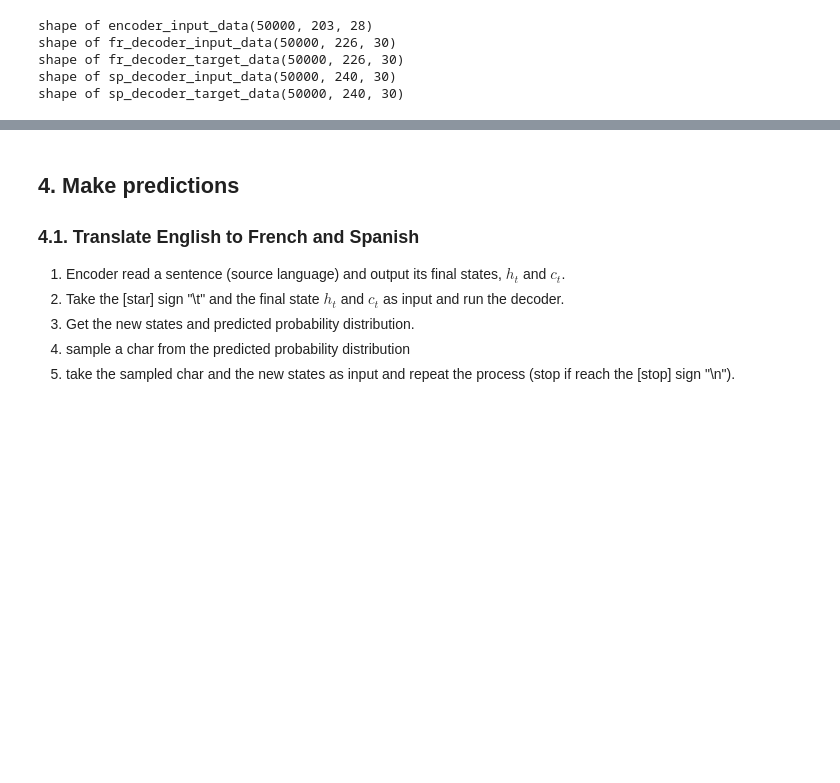
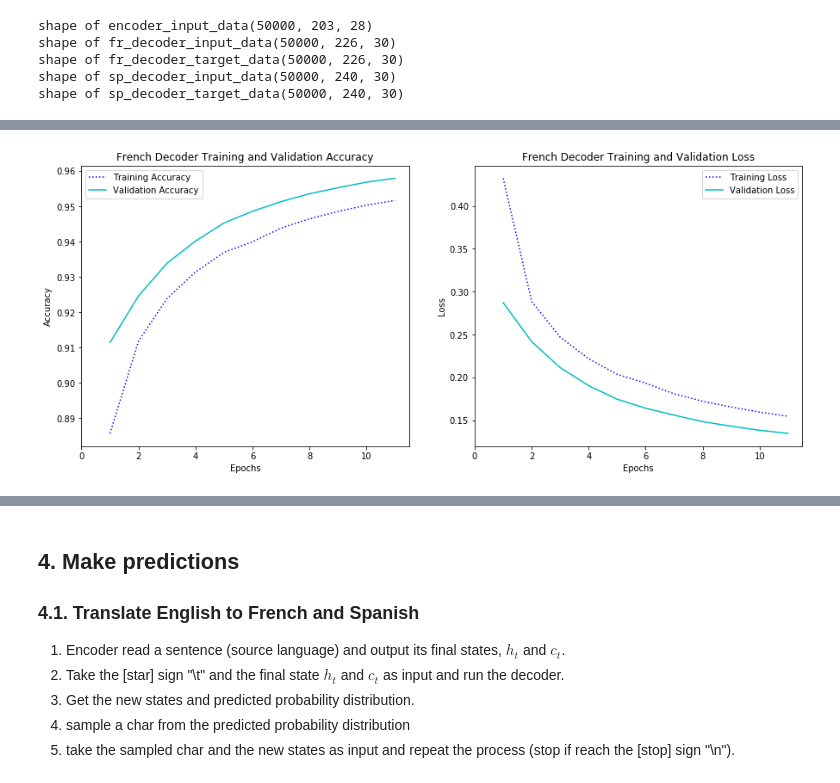
Before and after one commit to edeckter/cs-583, a Jupyter notebook: Homework4/HM4.ipynb, the cells around one changed output, grey strips where cells are left out. Drawn from its saved outputs; the diff is of its cells as text; code cells hidden in the pictures; blank space fills up the shorter version.

```diff
--- a/Homework4/HM4.ipynb
+++ b/Homework4/HM4.ipynb
@@ -643,12 +637,22 @@ shape of fr_decoder_input_data(50000, 226, 30)
 shape of fr_decoder_target_data(50000, 226, 30)
 shape of sp_decoder_input_data(50000, 240, 30)
 shape of sp_decoder_target_data(50000, 240, 30)
+# %%
+#Add model callbacks to allow for early stopping
+from keras import callbacks
+
+model_callbacks = [callbacks.EarlyStopping(monitor='loss', patience=1),
+                   callbacks.ModelCheckpoint(filepath='drive/My Drive/CS 583/seq2seq.h5',
+                                             monitor='val_loss',
+                                             save_best_only=True)]
 # %%
-model.compile(optimizer='rmsprop', loss='categorical_crossentropy')
+Compile and train model
+model.compile(optimizer='rmsprop', loss='categorical_crossentropy', metrics=['acc'])
 
-model.fit([encoder_input_data, fr_decoder_input_data, sp_decoder_input_data],  # training data
-          [fr_decoder_target_data, sp_decoder_target_data],                    # labels (left shift of the target sequences)
-          batch_size=64, epochs=50, validation_split=0.2)
+history = model.fit([encoder_input_data, fr_decoder_input_data, sp_decoder_input_data],  # training data
+                    [fr_decoder_target_data, sp_decoder_target_data],                    # labels (left shift of the target sequences)
+                    batch_size=64, callbacks = model_callbacks,
+                    epochs=50, validation_split=0.2)
 
 model.save('drive/My Drive/CS 583/seq2seq.h5')
 # %% [output]
@@ -657,0 +676,31 @@ KeyboardInterrupt: ignored
+# %%
+import matplotlib.pyplot as plt
+
+#Plot accuracy and loss for French decoder
+fr_acc = history.history['fr_decoder_dense_acc']
+fr_val_acc = history.history['val_fr_decoder_dense_acc']
+fr_loss = history.history['fr_decoder_dense_loss']
+fr_val_loss = history.history['val_fr_decoder_dense_loss']
+
+fr_epochs = range(1,len(fr_acc)+1)
+
+fig = plt.figure(figsize=(15,6))
+fig.add_subplot(1,2,1)
+plt.plot(fr_epochs, fr_acc, 'b:', label='Training Accuracy')
+plt.plot(fr_epochs, fr_val_acc, 'c-', label='Validation Accuracy')
+plt.xlabel('Epochs')
+plt.ylabel('Accuracy')
+plt.xticks(numpy.arange(0,len(fr_acc)+1,step=2))
+plt.title('French Decoder Training and Validation Accuracy')
+plt.legend()
+fig.add_subplot(1,2,2)
+plt.plot(fr_epochs, fr_loss, 'b:', label='Training Loss')
+plt.plot(fr_epochs, fr_val_loss, 'c-', label='Validation Loss')
+plt.xlabel('Epochs')
+plt.ylabel('Loss')
+plt.xticks(numpy.arange(0,len(fr_acc)+1,step=2))
+plt.title('French Decoder Training and Validation Loss')
+plt.legend()
+plt.show()
+# %% [output]
+[figure, added]
```
Also changed, not shown: parts of 15 cells of this notebook, 4 other files.
